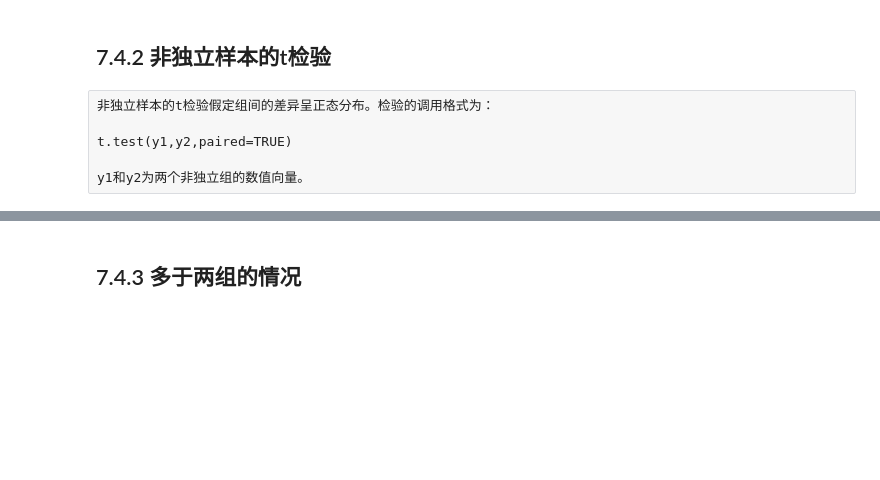
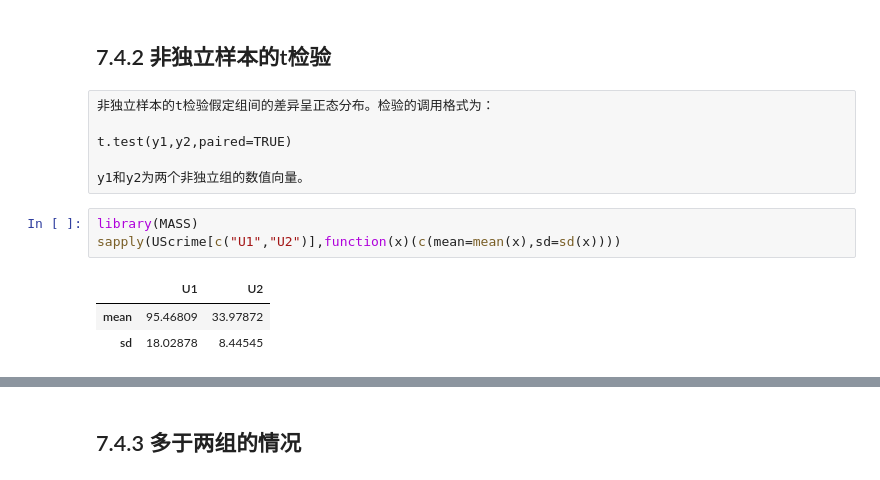
Before and after one commit to xiaowei3223/R-learning, a Jupyter notebook: 7 基本统计分析.ipynb, the cells around one changed output, grey strips where cells are left out. Cells and saved outputs as stored; diff of their text form; blank space fills up the shorter version.

```diff
--- a/7 基本统计分析.ipynb
+++ b/7 基本统计分析.ipynb
@@ -963,3 +963,10 @@ mean in group 0 mean in group 1
 t.test(y1,y2,paired=TRUE)
 
 y1和y2为两个非独立组的数值向量。
+# %%
+library(MASS)
+sapply(UScrime[c("U1","U2")],function(x)(c(mean=mean(x),sd=sd(x))))
+# %% [output]
+|  | U1 | U2 |
+| mean | 95.46809 | 33.97872 |
+| sd | 18.02878 | 8.44545 |
```
Also changed, not shown: parts of 9 cells of this notebook.
